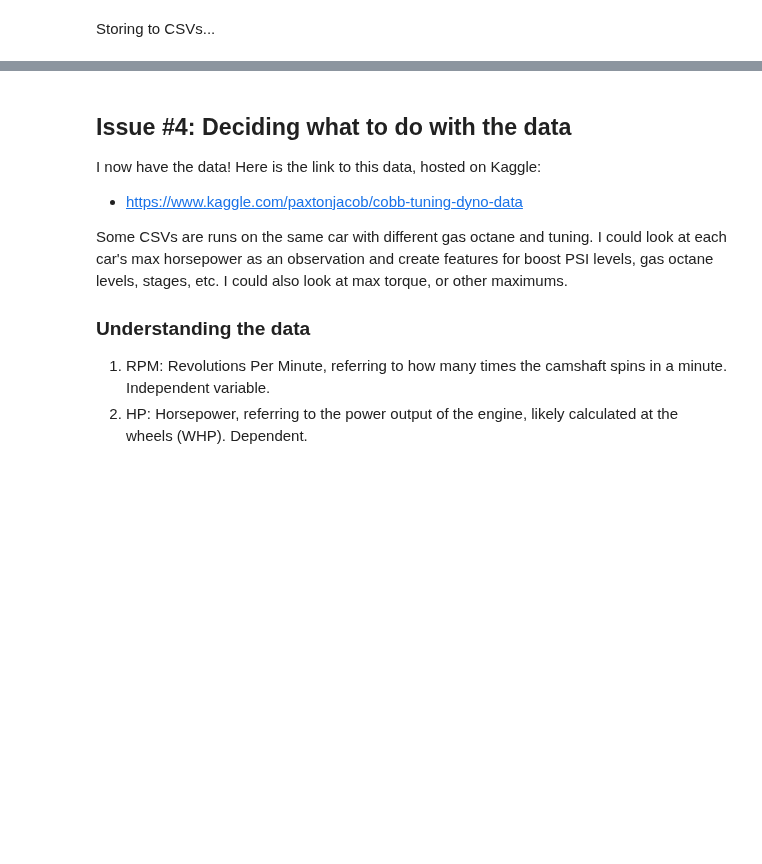
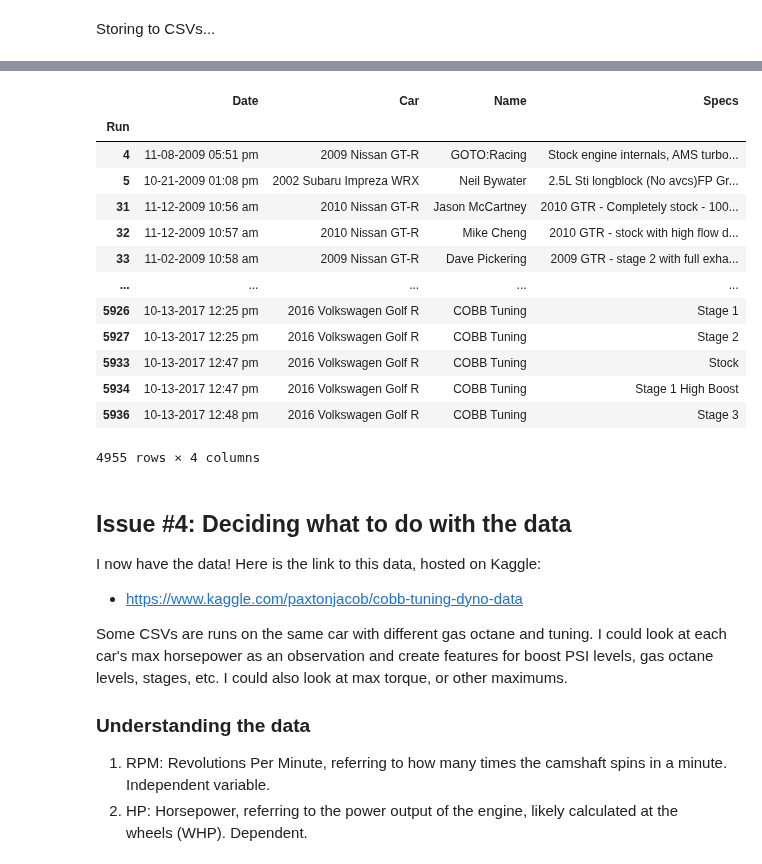
Before and after one commit to JacobPaxton/engine-performance, a Jupyter notebook: analysis.ipynb, the cells around one changed output, grey strips where cells are left out. Saved outputs shown, nothing was run; the diff lists cells and outputs as text; code cells hidden in the pictures; blank space fills up the shorter version.

```diff
--- a/analysis.ipynb
+++ b/analysis.ipynb
@@ -349,3 +379,21 @@ Storing to CSVs...
+# %%
+car_info = pd.read_csv('car_info.csv', index_col='Run')
+car_info
+# %% [output]
+|  | Date | Car | Name | Specs |
+| Run |  |  |  |  |
+| 4 | 11-08-2009 05:51 pm | 2009 Nissan GT-R | GOTO:Racing | Stock engine internals, AMS turbo... |
+| 5 | 10-21-2009 01:08 pm | 2002 Subaru Impreza WRX | Neil Bywater | 2.5L Sti longblock (No avcs)FP Gr... |
+| 31 | 11-12-2009 10:56 am | 2010 Nissan GT-R | Jason McCartney | 2010 GTR - Completely stock - 100... |
+| 32 | 11-12-2009 10:57 am | 2010 Nissan GT-R | Mike Cheng | 2010 GTR - stock with high flow d... |
+| 33 | 11-02-2009 10:58 am | 2009 Nissan GT-R | Dave Pickering | 2009 GTR - stage 2 with full exha... |
+| ... | ... | ... | ... | ... |
+| 5926 | 10-13-2017 12:25 pm | 2016 Volkswagen Golf R | COBB Tuning | Stage 1 |
+| 5927 | 10-13-2017 12:25 pm | 2016 Volkswagen Golf R | COBB Tuning | Stage 2 |
+| 5933 | 10-13-2017 12:47 pm | 2016 Volkswagen Golf R | COBB Tuning | Stock |
+| 5934 | 10-13-2017 12:47 pm | 2016 Volkswagen Golf R | COBB Tuning | Stage 1 High Boost |
+| 5936 | 10-13-2017 12:48 pm | 2016 Volkswagen Golf R | COBB Tuning | Stage 3 |
+4955 rows × 4 columns
 # %% [markdown]
 ## Issue #4: Deciding what to do with the data
 I now have the data! Here is the link to this data, hosted on Kaggle:
```
Also changed, not shown: parts of 9 cells of this notebook.
